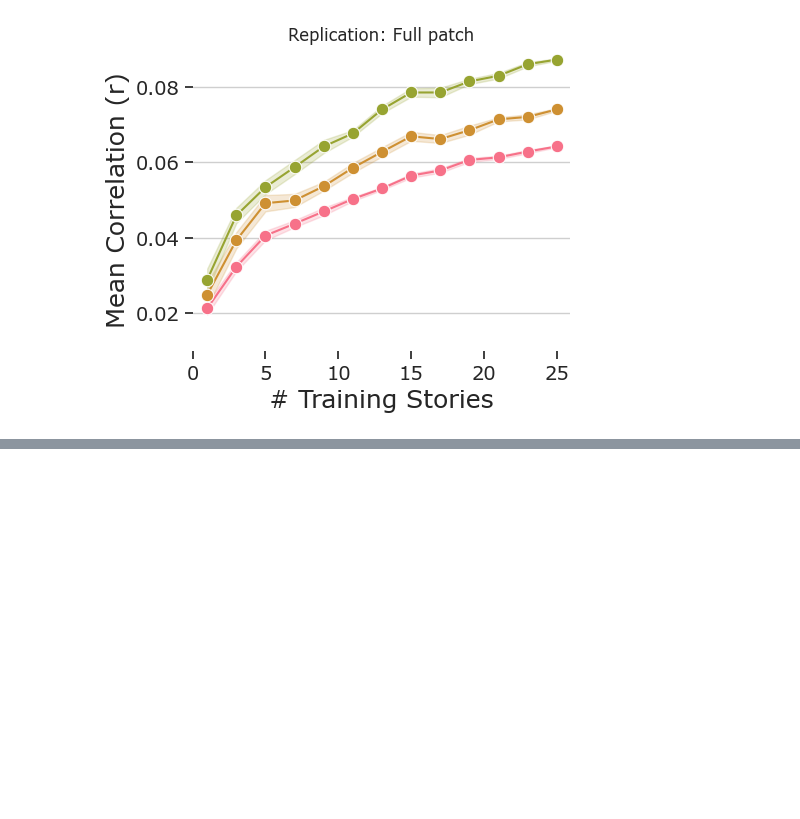
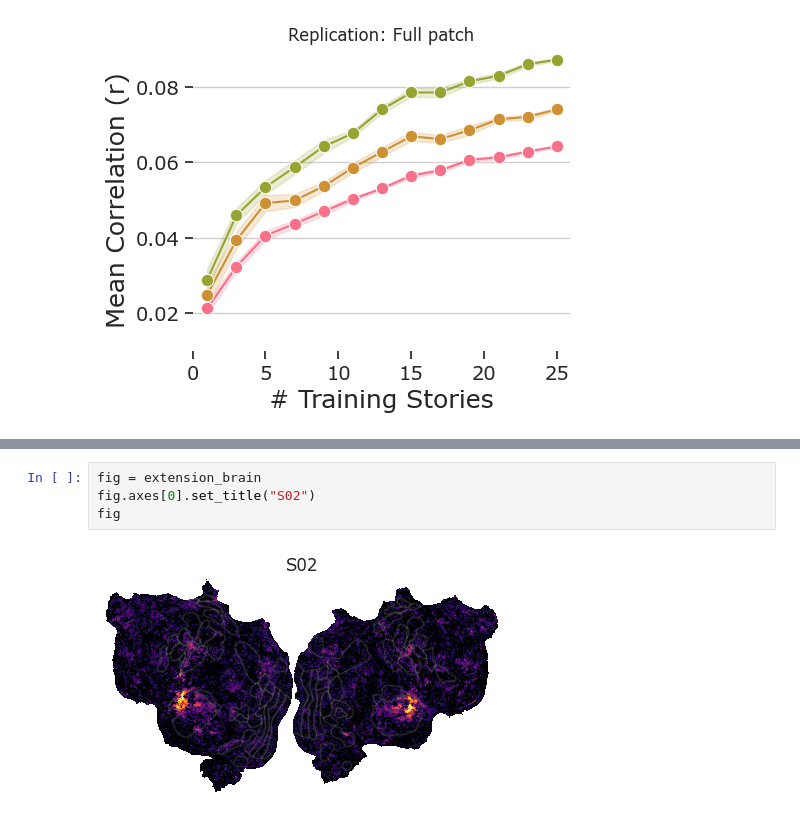
Before and after one commit to KristijanArmeni/encoders_report, a Jupyter notebook: notebook.ipynb, the cells around one changed output, grey strips where cells are left out. Drawn from its saved outputs; the diff is of its cells as text; blank space fills up the shorter version.

```diff
--- a/notebook.ipynb
+++ b/notebook.ipynb
@@ -157,0 +187,6 @@ fig
+# %%
+fig = extension_brain
+fig.axes[0].set_title("S02")
+fig
+# %% [output]
+[figure, added]
```
Also changed, not shown: parts of 9 cells of this notebook.
